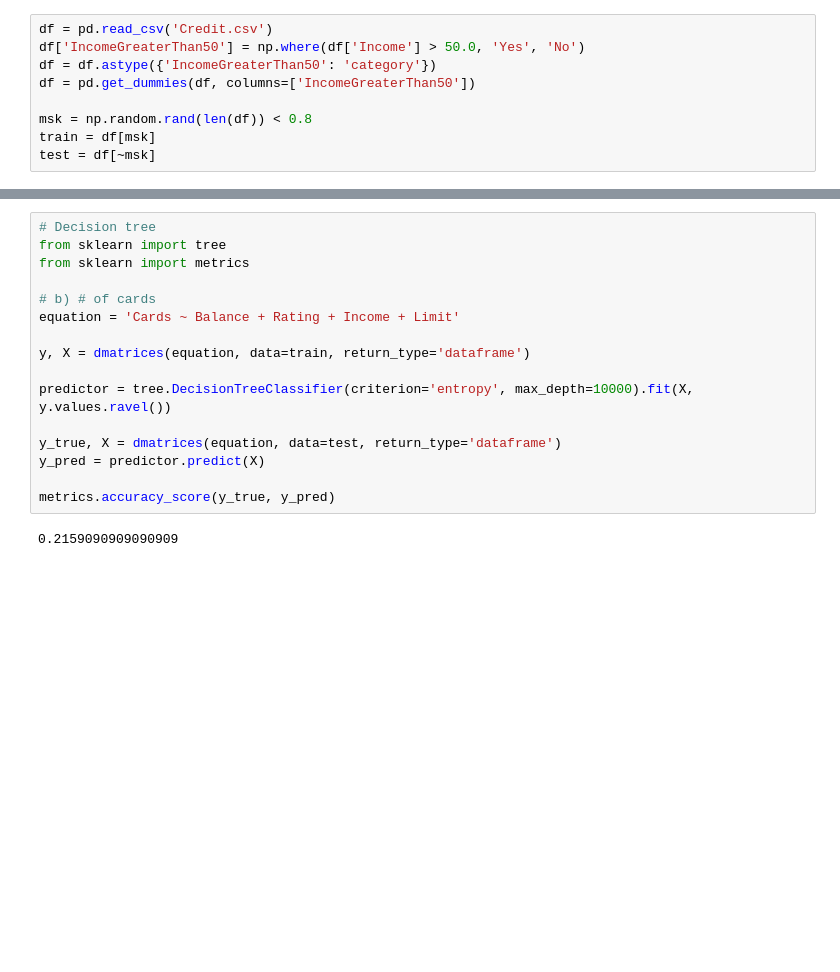
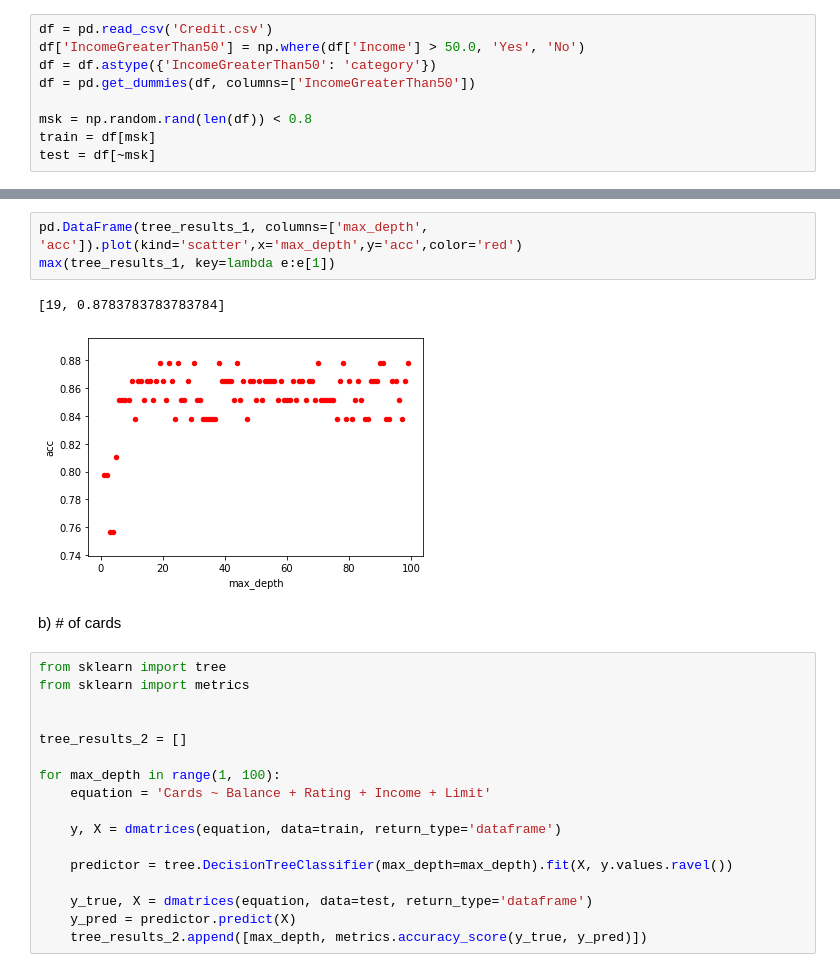
Before and after one commit to piotrszyma/studies-data-mining, a Jupyter notebook: 004-classification/excercise-13.ipynb, the cells around one changed output, grey strips where cells are left out. Cells and saved outputs as stored; diff of their text form; blank space fills up the shorter version.

```diff
--- a/004-classification/excercise-13.ipynb
+++ b/004-classification/excercise-13.ipynb
@@ -74,18 +99,25 @@ metrics.accuracy_score(y_true, y_pred)
+# %%
+pd.DataFrame(tree_results_1, columns=['max_depth', 'acc']).plot(kind='scatter',x='max_depth',y='acc',color='red')
+max(tree_results_1, key=lambda e:e[1])
+# %% [output]
+[19, 0.8783783783783784]
+[figure, added]
+# %% [markdown]
+b) # of cards
 # %%
-# Decision tree
 from sklearn import tree
 from sklearn import metrics
 
-# b) # of cards
-equation = 'Cards ~ Balance + Rating + Income + Limit'
 
-y, X = dmatrices(equation, data=train, return_type='dataframe')
+tree_results_2 = []
 
-predictor = tree.DecisionTreeClassifier(criterion='entropy', max_depth=10000).fit(X, y.values.ravel())
+for max_depth in range(1, 100):
+    equation = 'Cards ~ Balance + Rating + Income + Limit'
 
-y_true, X = dmatrices(equation, data=test, return_type='dataframe')
-y_pred = predictor.predict(X)
+    y, X = dmatrices(equation, data=train, return_type='dataframe')
 
-metrics.accuracy_score(y_true, y_pred)
+    predictor = tree.DecisionTreeClassifier(max_depth=max_depth).fit(X, y.values.ravel())
+
+    y_true, X = dmatrices(equation, data=test, return_type='dataframe')
+    y_pred = predictor.predict(X)
+    tree_results_2.append([max_depth, metrics.accuracy_score(y_true, y_pred)])
-# %% [output]
-0.2159090909090909
```
Also changed, not shown: parts of 12 cells of this notebook, 1 other file.
